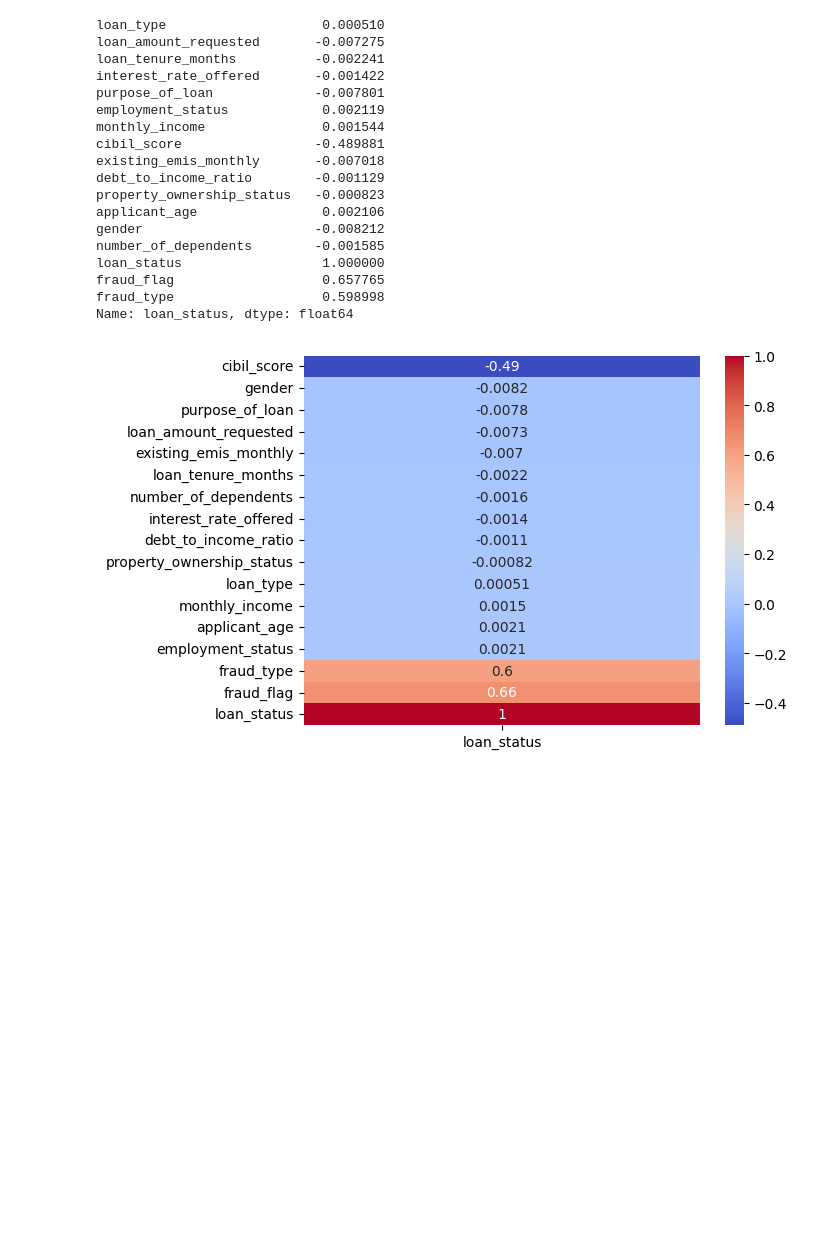
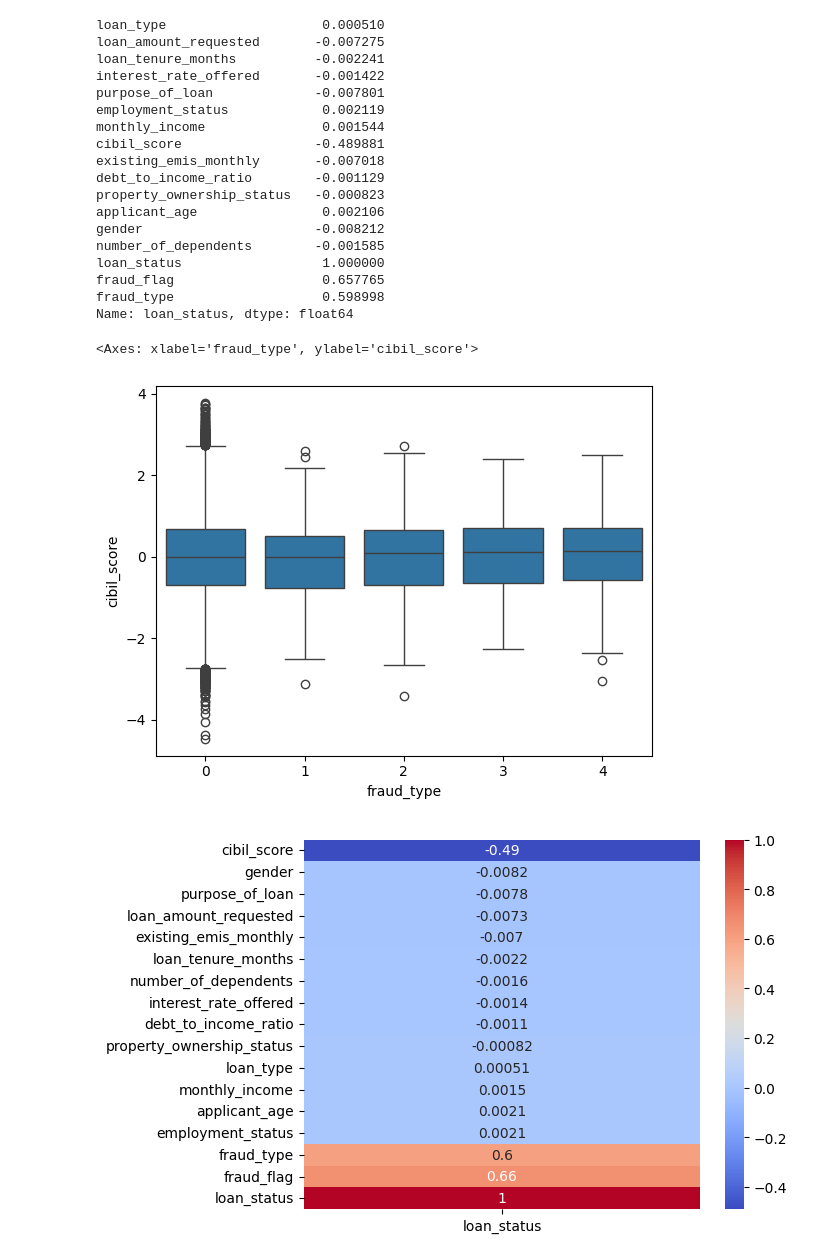
Before and after one commit to eklavyapopli-ship-it/DataAnalysis-LP, a Jupyter notebook: test.ipynb, the cells around one changed output. Saved outputs shown, nothing was run; the diff lists cells and outputs as text; code cells hidden in the pictures; blank space fills up the shorter version.

```diff
--- a/test.ipynb
+++ b/test.ipynb
@@ -250,6 +250,11 @@ loan_status                  1.000000
 fraud_flag                   0.657765
 fraud_type                   0.598998
 Name: loan_status, dtype: float64
+# %%
+sns.boxplot(x='fraud_type', y='cibil_score', data=df)
+# %% [output]
+<Axes: xlabel='fraud_type', ylabel='cibil_score'>
+[figure, added]
 # %%
 import seaborn as sns
 import matplotlib.pyplot as plt
```
Also changed, not shown: parts of 3 cells of this notebook.
